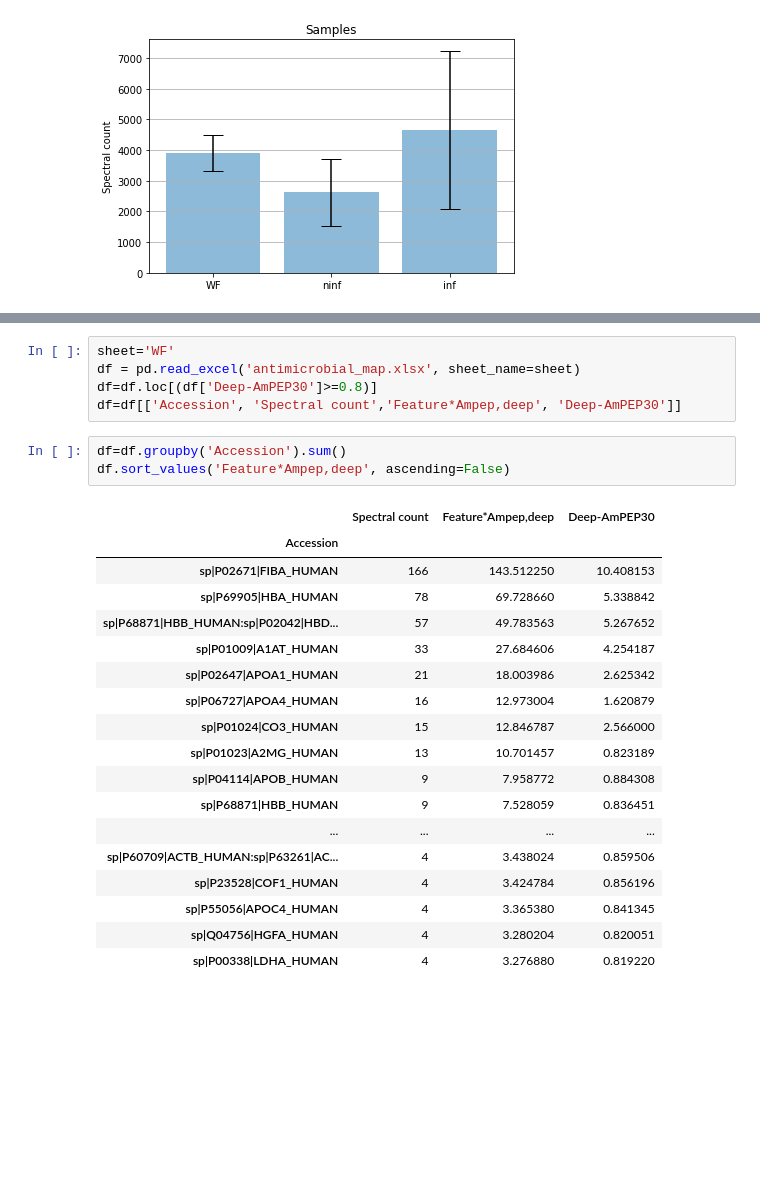
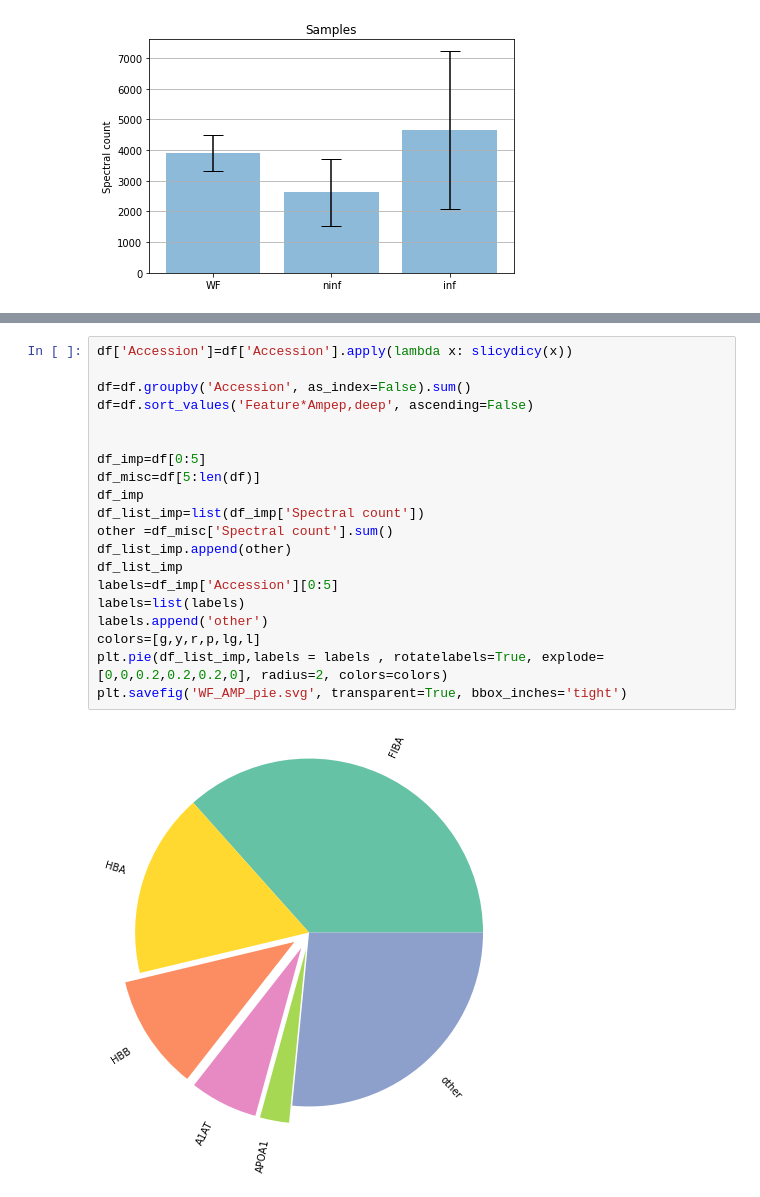
Before and after one commit to ErikHartman/peptidomic_py, a Jupyter notebook: playground.ipynb, the cells around one changed output, grey strips where cells are left out. Cells and saved outputs as stored; diff of their text form; blank space fills up the shorter version.

```diff
--- a/playground.ipynb
+++ b/playground.ipynb
@@ -1334,27 +1370,22 @@ df.sort_values('Feature*Ampep,deep', ascending=False)
-# %%
-sheet='WF'
-df = pd.read_excel('antimicrobial_map.xlsx', sheet_name=sheet)
-df=df.loc[(df['Deep-AmPEP30']>=0.8)]
-df=df[['Accession', 'Spectral count','Feature*Ampep,deep', 'Deep-AmPEP30']]
-# %%
-df=df.groupby('Accession').sum()
-df.sort_values('Feature*Ampep,deep', ascending=False)
-# %% [output]
-|  | Spectral count | Feature*Ampep,deep | Deep-AmPEP30 |
-| Accession |  |  |  |
-| sp|P02671|FIBA_HUMAN | 166 | 143.512250 | 10.408153 |
-| sp|P69905|HBA_HUMAN | 78 | 69.728660 | 5.338842 |
-| sp|P68871|HBB_HUMAN:sp|P02042|HBD... | 57 | 49.783563 | 5.267652 |
-| sp|P01009|A1AT_HUMAN | 33 | 27.684606 | 4.254187 |
-| sp|P02647|APOA1_HUMAN | 21 | 18.003986 | 2.625342 |
-| sp|P06727|APOA4_HUMAN | 16 | 12.973004 | 1.620879 |
-| sp|P01024|CO3_HUMAN | 15 | 12.846787 | 2.566000 |
-| sp|P01023|A2MG_HUMAN | 13 | 10.701457 | 0.823189 |
-| sp|P04114|APOB_HUMAN | 9 | 7.958772 | 0.884308 |
-| sp|P68871|HBB_HUMAN | 9 | 7.528059 | 0.836451 |
-| ... | ... | ... | ... |
-| sp|P60709|ACTB_HUMAN:sp|P63261|AC... | 4 | 3.438024 | 0.859506 |
-| sp|P23528|COF1_HUMAN | 4 | 3.424784 | 0.856196 |
-| sp|P55056|APOC4_HUMAN | 4 | 3.365380 | 0.841345 |
-| sp|Q04756|HGFA_HUMAN | 4 | 3.280204 | 0.820051 |
-| sp|P00338|LDHA_HUMAN | 4 | 3.276880 | 0.819220 |
+# %%
+df['Accession']=df['Accession'].apply(lambda x: slicydicy(x))
+
+df=df.groupby('Accession', as_index=False).sum()
+df=df.sort_values('Feature*Ampep,deep', ascending=False)
+
+
+df_imp=df[0:5]
+df_misc=df[5:len(df)]
+df_imp
+df_list_imp=list(df_imp['Spectral count'])
+other =df_misc['Spectral count'].sum()
+df_list_imp.append(other)
+df_list_imp
+labels=df_imp['Accession'][0:5]
+labels=list(labels)
+labels.append('other')
+colors=[g,y,r,p,lg,l]
+plt.pie(df_list_imp,labels = labels , rotatelabels=True, explode=[0,0,0.2,0.2,0.2,0], radius=2, colors=colors)
+plt.savefig('WF_AMP_pie.svg', transparent=True, bbox_inches='tight')
+# %% [output]
+[figure, added]
```
Also changed, not shown: parts of 15 cells of this notebook, 1 other file.
